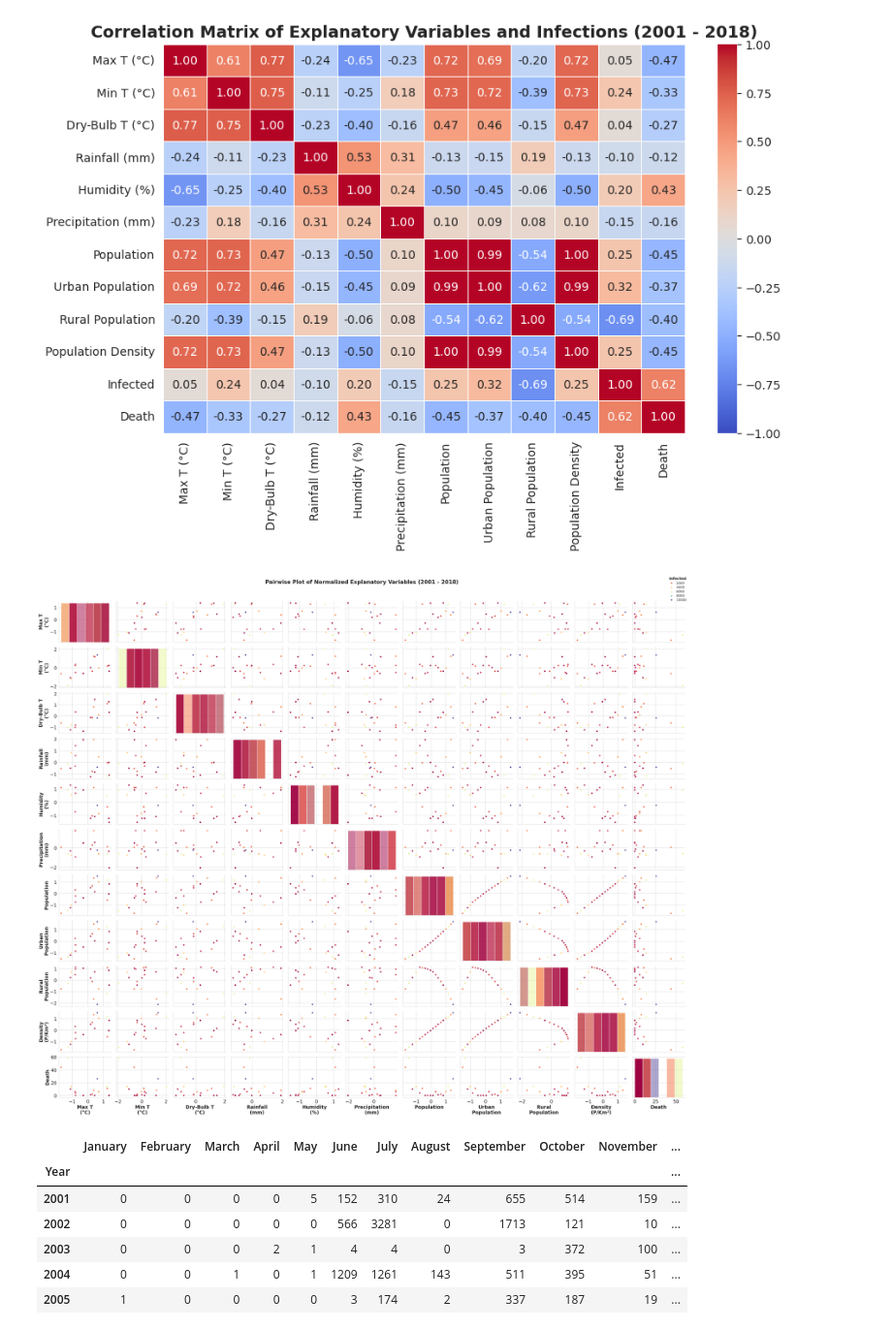
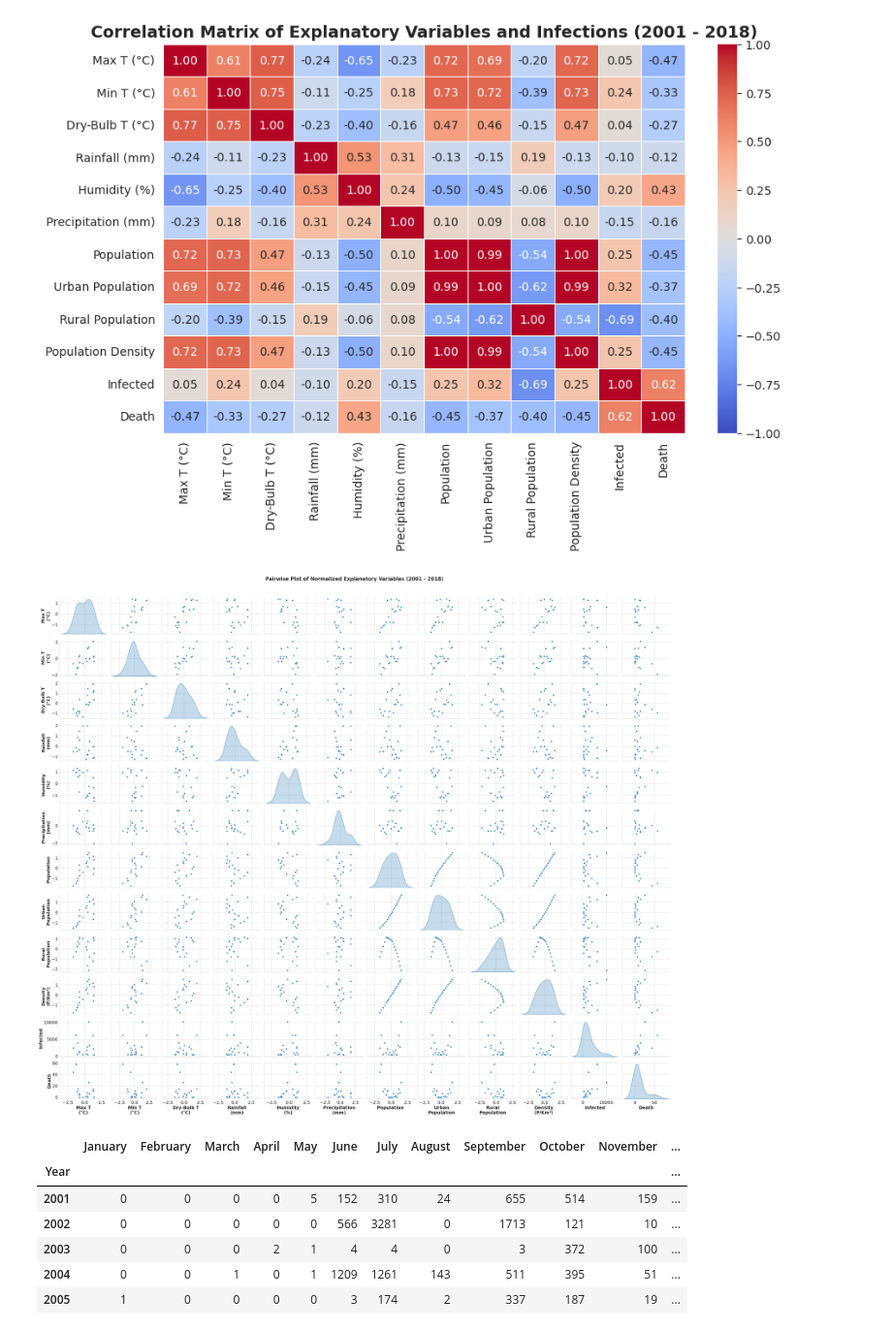
Before and after one commit to awnonbhowmik/DENV-Data-Analysis, a Jupyter notebook: main_epidemic.ipynb, the cells around one changed output. Shown at 97% size. Cells and saved outputs as stored; diff of their text form; code cells hidden in the pictures.

Commit message:
Pairplot Fixed

```diff
--- a/main_epidemic.ipynb
+++ b/main_epidemic.ipynb
@@ -278,13 +279,7 @@ Text(0.5, 1.0, 'Correlation Matrix of Explanatory Variables and Infections (2001
 # %%
 # Create the pairplot
 pairplot = sns.pairplot(
-    normalized_data,
-    hue='Infected',
-    kind='scatter',
-    diag_kind='hist',
-    palette='Spectral',
-    height=2.5,
-    aspect=1.2
+    normalized_data, kind="scatter", diag_kind="kde", height=2.5, aspect=1.2
 )
 
 # Define a dictionary to update axis labels
@@ -302,45 +297,43 @@ axis_label_map = {
 
 # Update axis labels in the pairplot
 for ax_row in pairplot.axes:
     for ax in ax_row:
         if ax:  # Check if axis exists
             x_label = ax.get_xlabel()
             y_label = ax.get_ylabel()
             # Update x-axis label if in the map
             if x_label and x_label in axis_label_map:
                 ax.set_xlabel(axis_label_map[x_label])
             # Update y-axis label if in the map
             if y_label and y_label in axis_label_map:
                 ax.set_ylabel(axis_label_map[y_label])
 
 # # adjust axis limits only for the diagonal plots
 # for ax in pairplot.diag_axes:
 #     ax.set_xlim(-1, 1)
 #     ax.set_ylim(0, 0.5)
 
 for ax in pairplot.axes.flatten():
     if ax:  # Check if axis exists
-        ax.set_xlabel(ax.get_xlabel(), fontsize=18, fontweight='bold')
-        ax.set_ylabel(ax.get_ylabel(), fontsize=18, fontweight='bold')
-        ax.tick_params(axis='both', labelsize=18)  # Increase tick label size
-
-# Add a legend to the pairplot
-pairplot.legend.set_title("Infected", prop={'size': 14, 'weight': 'bold'})
-pairplot.legend.set_bbox_to_anchor((1, 1))  # Move legend outside the plot
-for text in pairplot.legend.texts:
-    text.set_fontsize(12)  # Adjust legend font size
+        ax.set_xlabel(ax.get_xlabel(), fontsize=18, fontweight="bold")
+        ax.set_ylabel(ax.get_ylabel(), fontsize=18, fontweight="bold")
+        ax.tick_params(axis="both", labelsize=18)  # Increase tick label size
 
 # Add a main title
-plt.suptitle('Pairwise Plot of Normalized Explanatory Variables (2001 - 2018)',
-             fontsize=20, fontweight='bold', y=1.02)
+plt.suptitle(
+    "Pairwise Plot of Normalized Explanatory Variables (2001 - 2018)",
+    fontsize=20,
+    fontweight="bold",
+    y=1.02,
+)
 
 # Adjust layout for better display
 plt.tight_layout()
 
 # Display the pairplot
 plt.show()
 # %% [output]
-[figure, old version]
+[figure, new version]
 # %%
 # Load the data for monthly cases
 data = pd.read_excel("./data/Monthly_Infection_2001-2024.xlsx")
```
Also changed, not shown: parts of 2 cells of this notebook, 2 other files.
